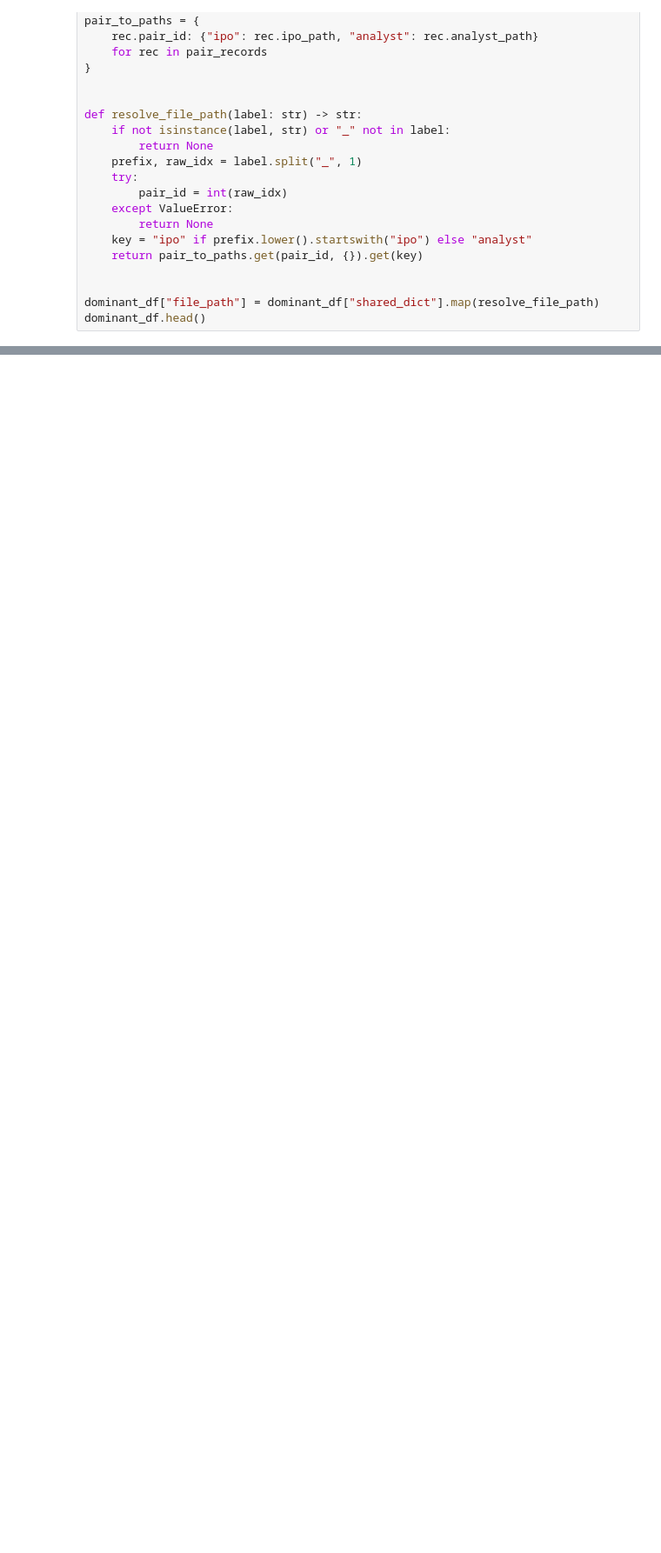
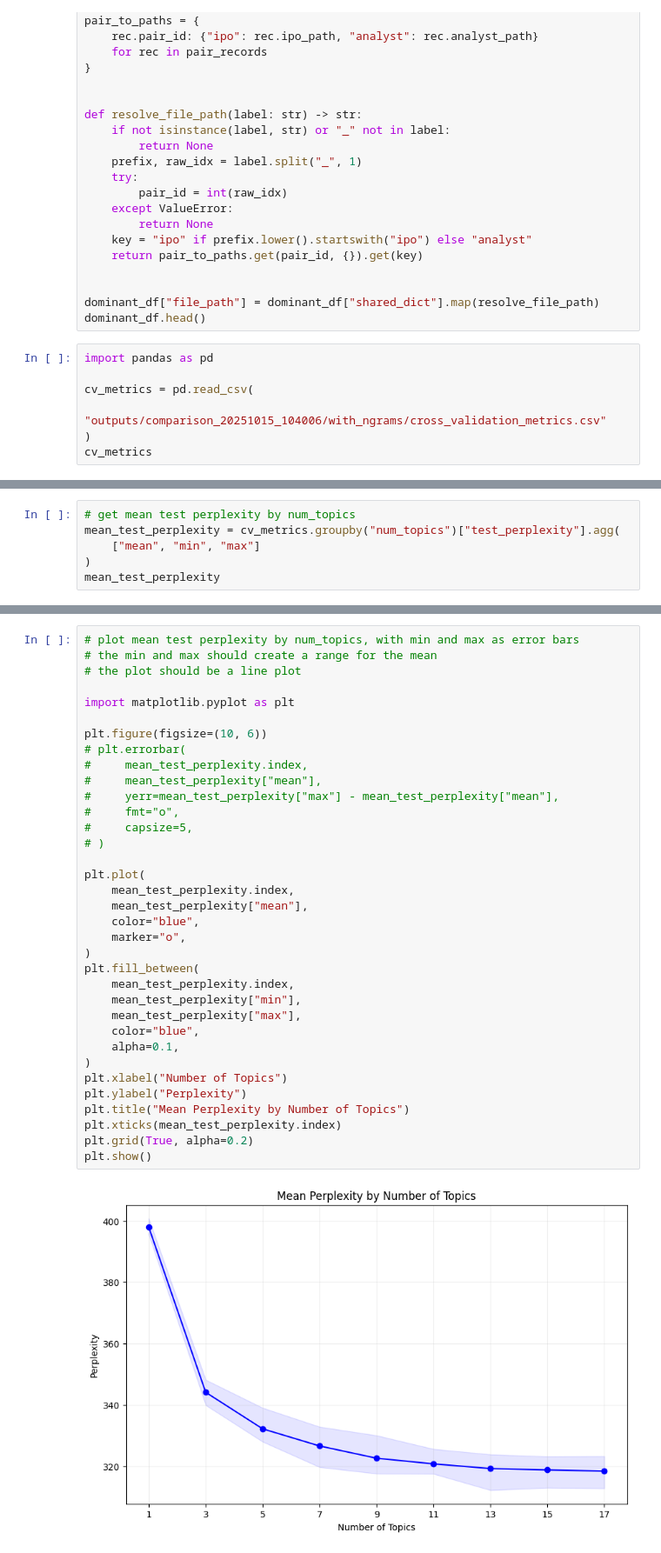
Before and after one commit to prototypeanugrah/financial_topic_modeling, a Jupyter notebook: lda_testing.ipynb, the cells around one changed output, grey strips where cells are left out. Shown at 87% size. Drawn from its saved outputs; the diff is of its cells as text; blank space fills up the shorter version.

Commit message:
Added new analysis and visualization code to LDA testing notebook, including mean test perplexity plotting and updated data tables for model evaluation. Adjusted Python version in metadata.

```diff
--- a/lda_testing.ipynb
+++ b/lda_testing.ipynb
@@ -553,3 +553,10 @@ def resolve_file_path(label: str) -> str:
 
 dominant_df["file_path"] = dominant_df["shared_dict"].map(resolve_file_path)
 dominant_df.head()
+# %%
+import pandas as pd
+
+cv_metrics = pd.read_csv(
+    "outputs/comparison_20251015_104006/with_ngrams/cross_validation_metrics.csv"
+)
+cv_metrics
@@ -555,0 +581,6 @@ dominant_df.head()
+# %%
+# get mean test perplexity by num_topics
+mean_test_perplexity = cv_metrics.groupby("num_topics")["test_perplexity"].agg(
+    ["mean", "min", "max"]
+)
+mean_test_perplexity
@@ -555,0 +599,37 @@ dominant_df.head()
+# %%
+# plot mean test perplexity by num_topics, with min and max as error bars
+# the min and max should create a range for the mean
+# the plot should be a line plot
+
+import matplotlib.pyplot as plt
+
+plt.figure(figsize=(10, 6))
+# plt.errorbar(
+#     mean_test_perplexity.index,
+#     mean_test_perplexity["mean"],
+#     yerr=mean_test_perplexity["max"] - mean_test_perplexity["mean"],
+#     fmt="o",
+#     capsize=5,
+# )
+
+plt.plot(
+    mean_test_perplexity.index,
+    mean_test_perplexity["mean"],
+    color="blue",
+    marker="o",
+)
+plt.fill_between(
+    mean_test_perplexity.index,
+    mean_test_perplexity["min"],
+    mean_test_perplexity["max"],
+    color="blue",
+    alpha=0.1,
+)
+plt.xlabel("Number of Topics")
+plt.ylabel("Perplexity")
+plt.title("Mean Perplexity by Number of Topics")
+plt.xticks(mean_test_perplexity.index)
+plt.grid(True, alpha=0.2)
+plt.show()
+# %% [output]
+[figure, added]
```
Also changed, not shown: parts of 5 cells of this notebook.
